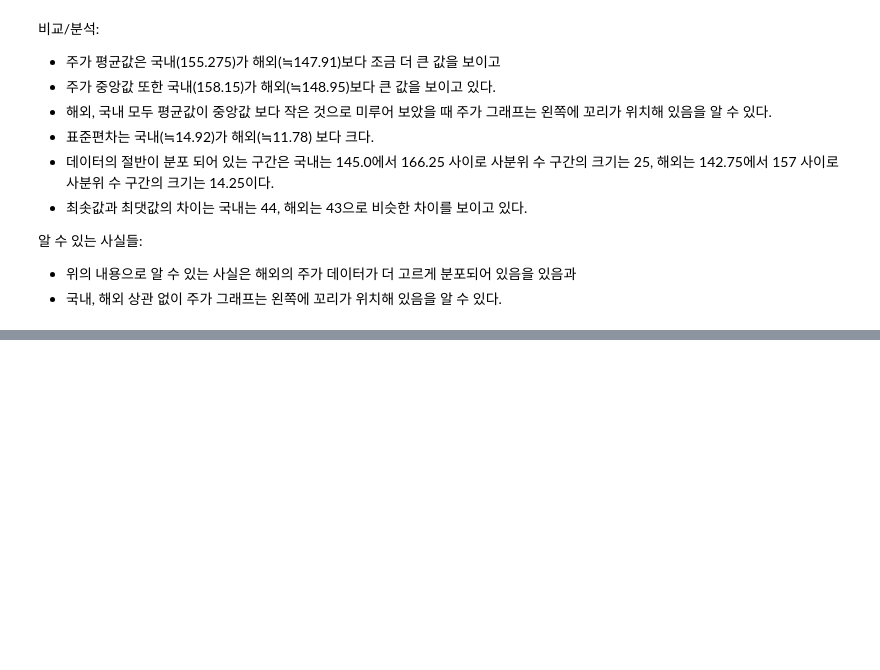
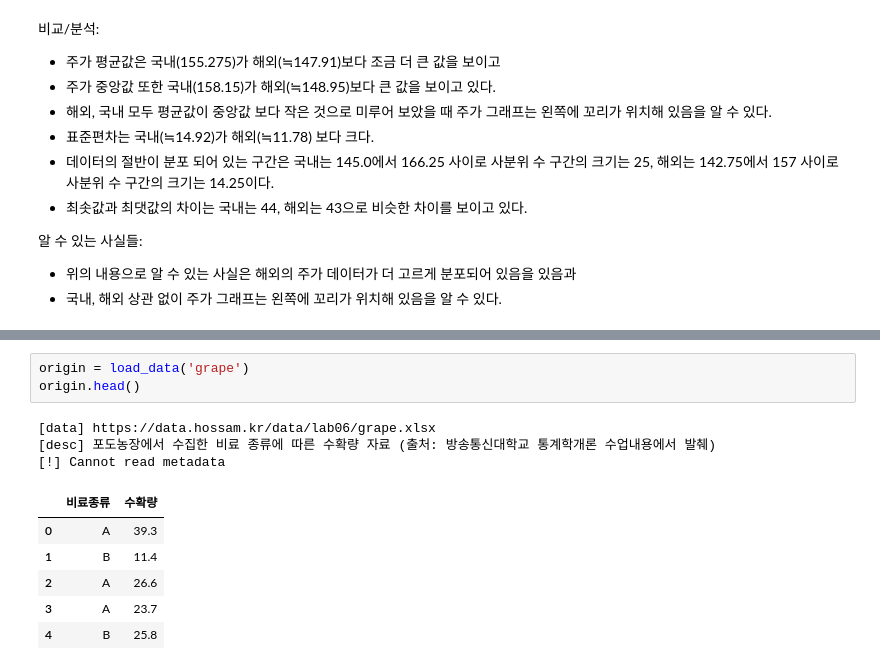
Before and after one commit to mvnvouno/python-study, a Jupyter notebook: Data Analysis Basic/06-데이터 시각화 (기본 그래프)/연습문제.ipynb, the cells around one changed output, grey strips where cells are left out. Drawn from its saved outputs; the diff is of its cells as text; blank space fills up the shorter version.

```diff
--- a/Data Analysis Basic/06-데이터 시각화 (기본 그래프)/연습문제.ipynb
+++ b/Data Analysis Basic/06-데이터 시각화 (기본 그래프)/연습문제.ipynb
@@ -1077,0 +1097,13 @@ fdf2.describe()
+# %%
+origin = load_data('grape')
+origin.head()
+# %% [output]
+[data] https://data.hossam.kr/data/lab06/grape.xlsx
+[desc] 포도농장에서 수집한 비료 종류에 따른 수확량 자료 (출처: 방송통신대학교 통계학개론 수업내용에서 발췌)
+[!] Cannot read metadata
+|  | 비료종류 | 수확량 |
+| 0 | A | 39.3 |
+| 1 | B | 11.4 |
+| 2 | A | 26.6 |
+| 3 | A | 23.7 |
+| 4 | B | 25.8 |
```
Also changed, not shown: parts of 11 cells of this notebook, 11 other files.
